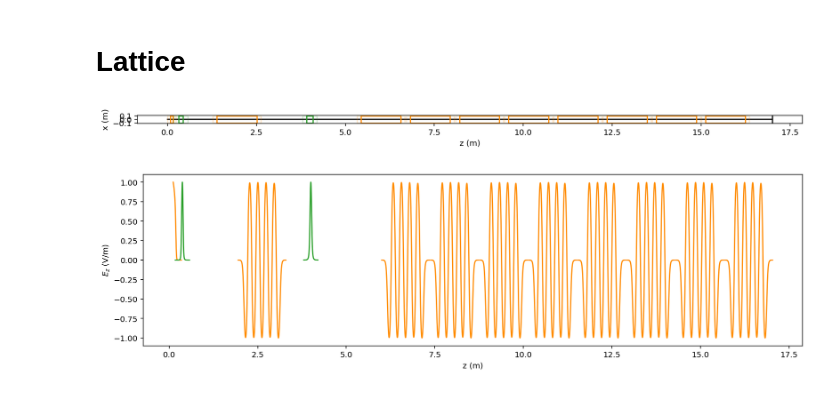
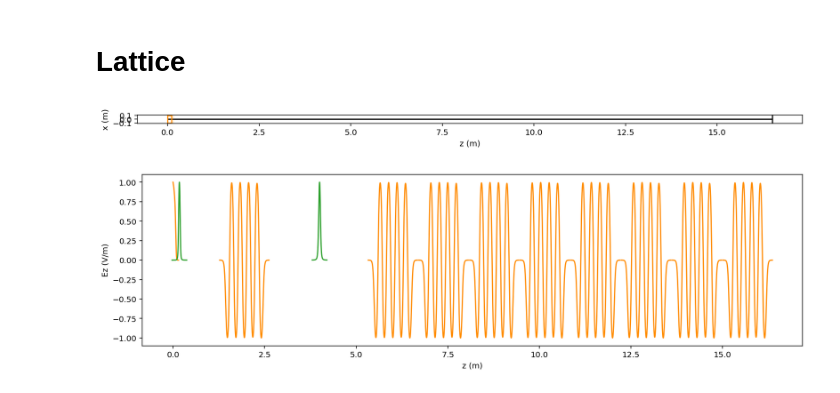
Before and after one commit to ColwynGulliford/lume-gpt, a Jupyter notebook: templates/srf_injector/srf_injector.ipynb, the cells around one changed output. Drawn from its saved outputs; the diff is of its cells as text; code cells hidden in the pictures.

```diff
--- a/templates/srf_injector/srf_injector.ipynb
+++ b/templates/srf_injector/srf_injector.ipynb
@@ -14,29 +14,26 @@ from matplotlib import pyplot as plt
 # %% [markdown]
 # Solenoid Set up
 # %%
-from gpt.maps import get_gdf_header
 from gpt.maps import Map2D_B
 
 solenoid_centers = [0.17321817913611792, 4]
 
-sol1_map = 'fields/sol1.gdf'
-get_gdf_header(sol1_map)
+sol1_map = 'fields/solenoid_12cm_distance.gdf'
+sol1 = Map2D_B('sol1', sol1_map)
 
-sol1 = Map2D_B('sol1', sol1_map, column_names={'R':'r', 'Z':'z', 'Br':'Br', 'Bz':'Bz'})
-
-sol2_map = 'fields/sol2.gdf'
-get_gdf_header(sol1_map)
-
-sol2 = Map2D_B('sol12', sol2_map, column_names={'R':'r', 'Z':'z', 'Br':'Br', 'Bz':'Bz'})
+sol2_map = 'fields/wifel_solenoid.gdf'
+sol2 = Map2D_B('sol12', sol2_map)
 # %% [markdown]
 # Cavities
 # %%
 from gpt.maps import Map25D_TM
 
-swifel_map = 'fields/swifel.fix.gdf'
-swifel = Map25D_TM('swifel', swifel_map, column_names={'R':'r', 'Z':'z', 'Er':'Er', 'Ez':'Ez', 'Bphi':'Bphi'}, frequency=0.185916496e9)
+swifel_map = 'fields/swifel_gun_7_cm_gap_2_cm_pipe.gdf'
+swifel = Map25D_TM('swifel',
+                   swifel_map,
+                   frequency=0.185916496e9)
 
-c9_map = 'fields/tesla9cell.gdf'
+c9_map = 'fields/tesla_9cell_cavity.gdf'
 
 cavity9_centers = [1.9471379962147757, 6, 7.3836, 8.767199999999999, 10.1508, 11.5344, 12.918, 14.301599999999997,15.6852]
 cavity9_maxe = [13.745260538205162, 11.946233551708557, 25.384865363246163, 12.152605998968443, 8.918661237543773, 32, 32, 32, 32]
@@ -45,28 +42,27 @@ cavity9_maxe = [13.745260538205162, 11.946233551708557, 25.384865363246163, 12.1
 # %%
 from gpt.element import Lattice
 from gpt.element import Screen
 
 inj = Lattice('lcls-injector')
-inj.add(swifel, ds=0, )
-inj.add(sol1, ds=solenoid_centers[0], ref_element='beg')
+inj.add(swifel, ds=0, element_origin='beg')
+inj.add(sol1, ds=solenoid_centers[0], ref_element='beg', element_origin='center')
 inj.add(sol2, ds=solenoid_centers[1], ref_element='beg', element_origin='center')
 
+for ii in range(9):
+    inj.add(Map25D_TM(f'c9{ii+1}', c9_map, frequency=1.3e9, scale=cavity9_maxe[ii]*1e6),
+            ds=cavity9_centers[ii], ref_element='beg', element_origin='origin')
 
-for ii in range(9):
-    inj.add(Map25D_TM(f'c9{ii+1}', c9_map, column_names={'R':'r', 'Z':'z', 'Er':'Er', 'Ez':'Ez', 'Bphi':'Bphi'}, frequency=1.3e9, scale=cavity9_maxe[ii]*1e6),
-            ds=cavity9_centers[ii], ref_element='beg', element_origin='center')
-
-inj.add(Screen('scr1'), ds=17, ref_element='beg')
+inj.add(Screen('scr1'), ds=16.5, ref_element='beg')
 
 plt.figure(figsize=(15,4))
 inj.plot_floor();
 # %% [output]
-[figure, old version]
+[figure, new version]
 # %%
 plt.figure(figsize=(15,4))
 inj.plot_field_profile();
 # %% [output]
-[figure, old version]
+[figure, new version]
 # %%
 inj.write_gpt_lines(output_file='gpt.in', legacy_phasing=True);
 # %%
```
Also changed, not shown: parts of 1 cell of this notebook, 22 other files.
